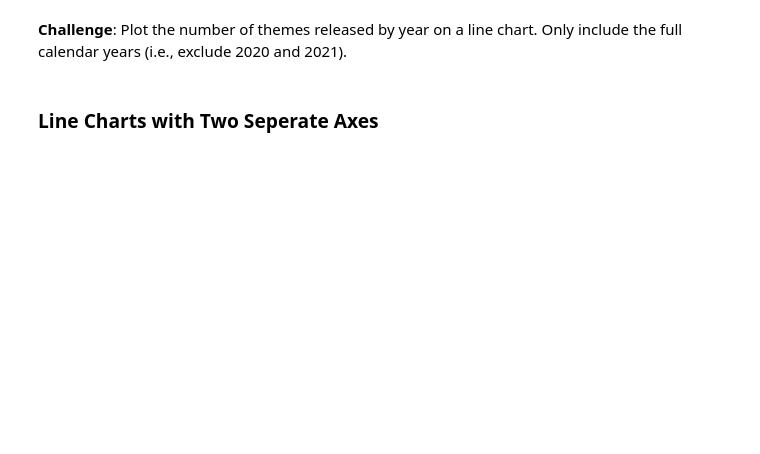
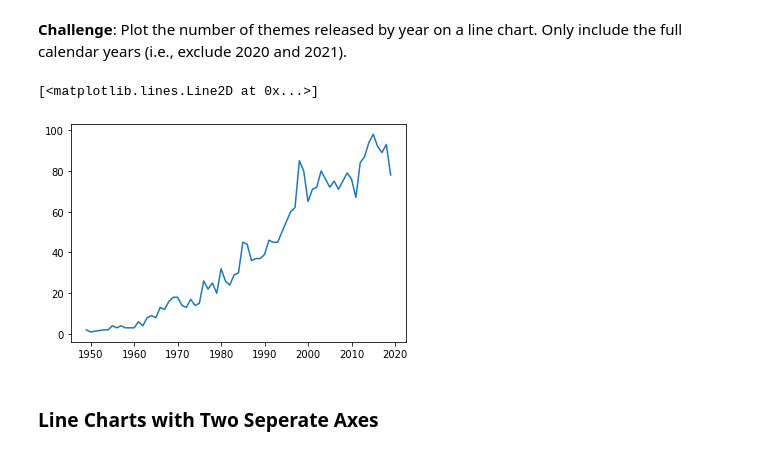
Before and after one commit to zoard-ehmann/100-days-of-python, a Jupyter notebook: Day73/LEGO_Analysis/Lego_Analysis.ipynb, the cells around one changed output. Drawn from its saved outputs; the diff is of its cells as text; code cells hidden in the pictures; blank space fills up the shorter version.

Commit message:
Line charts with two separate axes

```diff
--- a/Day73/LEGO_Analysis/Lego_Analysis.ipynb
+++ b/Day73/LEGO_Analysis/Lego_Analysis.ipynb
@@ -175,0 +190,3 @@ themes_by_year = sets_df.groupby('year').agg({'theme_id': pd.Series.nunique})
+# %%
+themes_by_year.rename(columns={'theme_id': 'nr_themes'}, inplace=True)
+themes_by_year
@@ -176,4 +208,9 @@ themes_by_year = sets_df.groupby('year').agg({'theme_id': pd.Series.nunique})
 # %% [markdown]
 **Challenge**: Plot the number of themes released by year on a line chart. Only include the full calendar years (i.e., exclude 2020 and 2021).
+# %%
+plt.plot(themes_by_year[:-2])
+# %% [output]
+[<matplotlib.lines.Line2D at 0x...>]
+[figure, added]
 # %% [markdown]
 ### Line Charts with Two Seperate Axes
```
Also changed, not shown: parts of 5 cells of this notebook.
